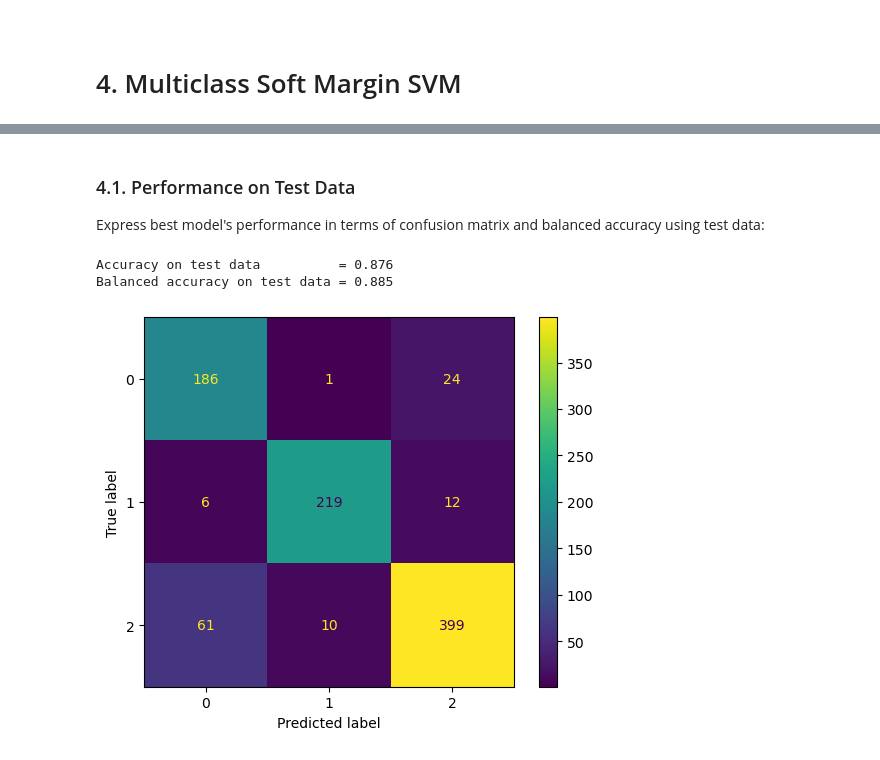
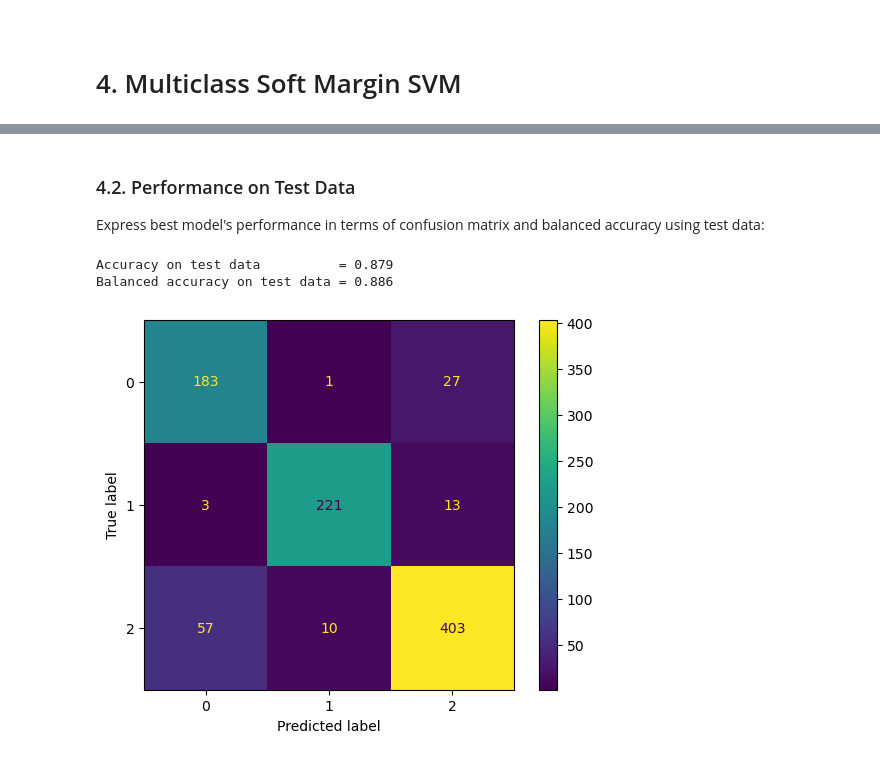
Before and after one commit to alibababeig/soft-svm, a Jupyter notebook: svm.ipynb, the cells around one changed output, grey strips where cells are left out. Saved outputs shown, nothing was run; the diff lists cells and outputs as text; code cells hidden in the pictures.

Commit message:
added hyperparam tuning for multiclass svm

```diff
--- a/svm.ipynb
+++ b/svm.ipynb
@@ -315,3 +317,14 @@ Balanced accuracy on test data = 0.878
+# %%
+X_train = np.asarray(X_train.todense())
+X_val = np.asarray(X_val.todense())
+X_test = np.asarray(X_test.todense())
+
+X_train, y_train = filter_dataset(
+    X_train, y_train, labels=(4, 5, 6), new_labels=(1, 2, 3))
+X_val, y_val = filter_dataset(
+    X_val, y_val, labels=(4, 5, 6), new_labels=(1, 2, 3))
+X_test, y_test = filter_dataset(
+    X_test, y_test, labels=(4, 5, 6), new_labels=(1, 2, 3))
 # %%
 class SoftSVM_RBF_3Class:
     def __init__(self, C, sigma):
@@ -352,11 +366,16 @@ Instantiate the model and train it on training data:
-# %%
-X_train = np.asarray(X_train.todense())
-X_test = np.asarray(X_test.todense())
-
-X_train, y_train = filter_dataset(
-    X_train, y_train, labels=(4, 5, 6), new_labels=(1, 2, 3))
-X_test, y_test = filter_dataset(
-    X_test, y_test, labels=(4, 5, 6), new_labels=(1, 2, 3))
-
-model = SoftSVM_RBF_3Class(C=1, sigma=0.5)
-model.fit(X_train, y_train)
+# %%
+models = {}
+for sigma in np.arange(0.1, 0.8, 0.1):
+    model = SoftSVM_RBF_3Class(C=1, sigma=sigma)
+    model.fit(X_train, y_train)
+
+    y_pred = model.predict(X_val)
+    acc = sklearn.metrics.accuracy_score(y_val, y_pred)
+    models[sigma] = (model, acc)
+
+best_sigma, (best_model, best_acc) = max(models.items(), key=lambda v: v[1][1])
+print(f'Best value for hyperparameter σ = {best_sigma:.3f}')
+print(f'Best accuracy on validation set = {best_acc:.3f}')
+
+compare_models(models, xlabel='Hyperparameter σ', ylabel='Accuracy',
+               title='Accuracy on Validation Data using Different Values of σ')
@@ -363,18 +386,18 @@ model.fit(X_train, y_train)
 # %% [markdown]
-### 4.1. Performance on Test Data
+### 4.2. Performance on Test Data
 Express best model's performance in terms of confusion matrix and balanced accuracy using test data:
 # %%
-y_pred = model.predict(X_test)
+y_pred = best_model.predict(X_test)
 
 acc = sklearn.metrics.accuracy_score(y_test, y_pred)
 bacc = sklearn.metrics.balanced_accuracy_score(y_test, y_pred)
 print(f'Accuracy on test data          = {acc:.3f}')
 print(f'Balanced accuracy on test data = {bacc:.3f}')
 
 cm = sklearn.metrics.confusion_matrix(y_test, y_pred)
 sklearn.metrics.ConfusionMatrixDisplay(confusion_matrix=cm).plot()
 plt.show()
 # %% [output]
-Accuracy on test data          = 0.876
-Balanced accuracy on test data = 0.885
+Accuracy on test data          = 0.879
+Balanced accuracy on test data = 0.886
-[figure, old version]
+[figure, new version]
```
Also changed, not shown: parts of 3 cells of this notebook.
